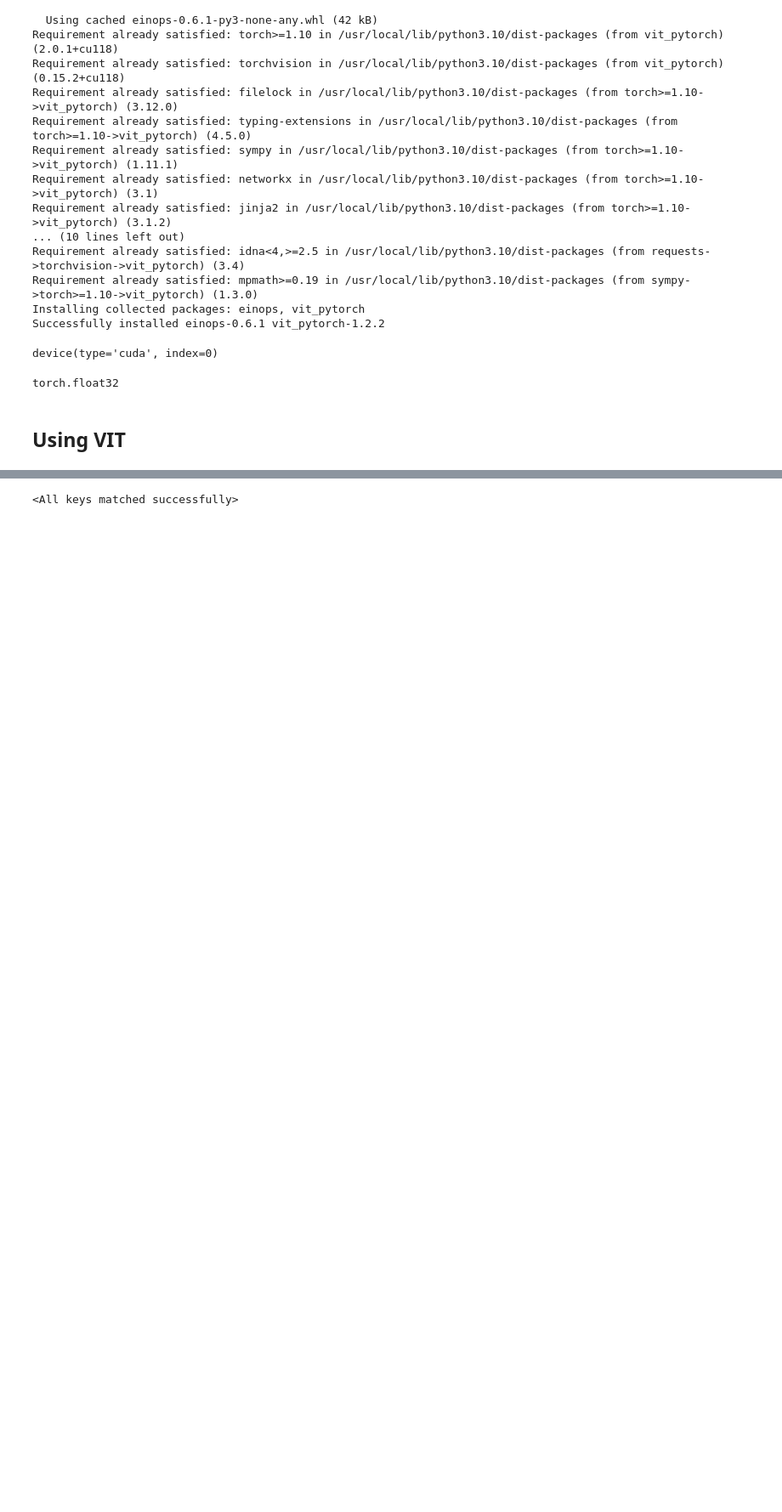
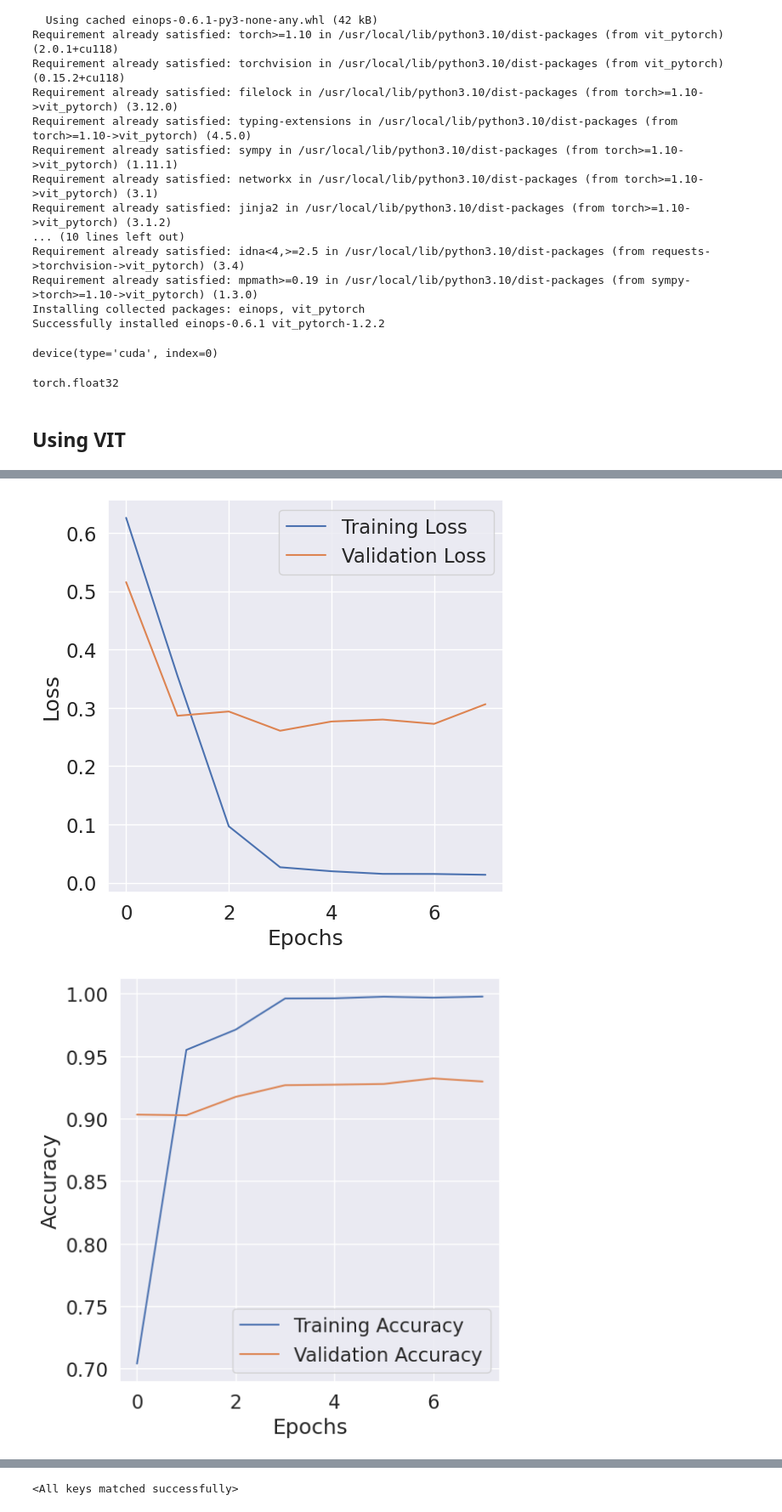
Before and after one commit to Rewanthnayak/Jupyer_notebooks, a Jupyter notebook: break_his_ViT_80.ipynb, the cells around one changed output, grey strips where cells are left out. Shown at 85% size. Drawn from its saved outputs; the diff is of its cells as text; code cells hidden in the pictures; blank space fills up the shorter version.

```diff
--- a/break_his_ViT_80.ipynb
+++ b/break_his_ViT_80.ipynb
@@ -760,0 +795,67 @@ Best val loss: 0.2668, accuracy: 0.9244
+# %%
+import matplotlib.pyplot as plt
+
+nepochs = range(len(train_losses))
+
+# Plot training and validation losses
+plt.figure(figsize=(6, 6))
+plt.plot(nepochs, train_losses, label='Training Loss')
+plt.plot(nepochs, val_losses, label='Validation Loss')
+plt.xlabel('Epochs')
+plt.ylabel('Loss')
+plt.legend()
+plt.show()
+
+# Plot training and validation accuracies
+plt.figure(figsize=(6, 6))
+plt.plot(nepochs, train_accuracies, label='Training Accuracy')
+plt.plot(nepochs, val_accuracies, label='Validation Accuracy')
+plt.xlabel('Epochs')
+plt.ylabel('Accuracy')
+plt.legend()
+
+plt.tight_layout()
+plt.show()
+
+# Plot training and validation precisions
+plt.figure(figsize=(6, 6))
+plt.plot(nepochs, train_precisions, label='Training Precision')
+plt.plot(nepochs, val_precisions, label='Validation Precision')
+plt.xlabel('Epochs')
+plt.ylabel('Precision')
+plt.legend()
+plt.show()
+
+# Plot training and validation recalls
+plt.figure(figsize=(6, 6))
+plt.plot(nepochs, train_recalls, label='Training Recall')
+plt.plot(nepochs, val_recalls, label='Validation Recall')
+plt.xlabel('Epochs')
+plt.ylabel('Recall')
+plt.legend()
+
+plt.tight_layout()
+plt.show()
+
+# Plot training and validation F1 scores
+plt.figure(figsize=(6, 6))
+plt.plot(nepochs, train_f1s, label='Training F1 Score')
+plt.plot(nepochs, val_f1s, label='Validation F1 Score')
+plt.xlabel('Epochs')
+plt.ylabel('F1 Score')
+plt.legend()
+plt.show()
+
+# Plot training and validation AUCs
+plt.figure(figsize=(6, 6))
+plt.plot(nepochs, train_aucs, label='Training AUC')
+plt.plot(nepochs, val_aucs, label='Validation AUC')
+plt.xlabel('Epochs')
+plt.ylabel('AUC')
+plt.legend()
+
+plt.tight_layout()
+plt.show()
+# %% [output]
+[figure, added]
+[figure, added]
```
Also changed, not shown: parts of 6 cells of this notebook.
